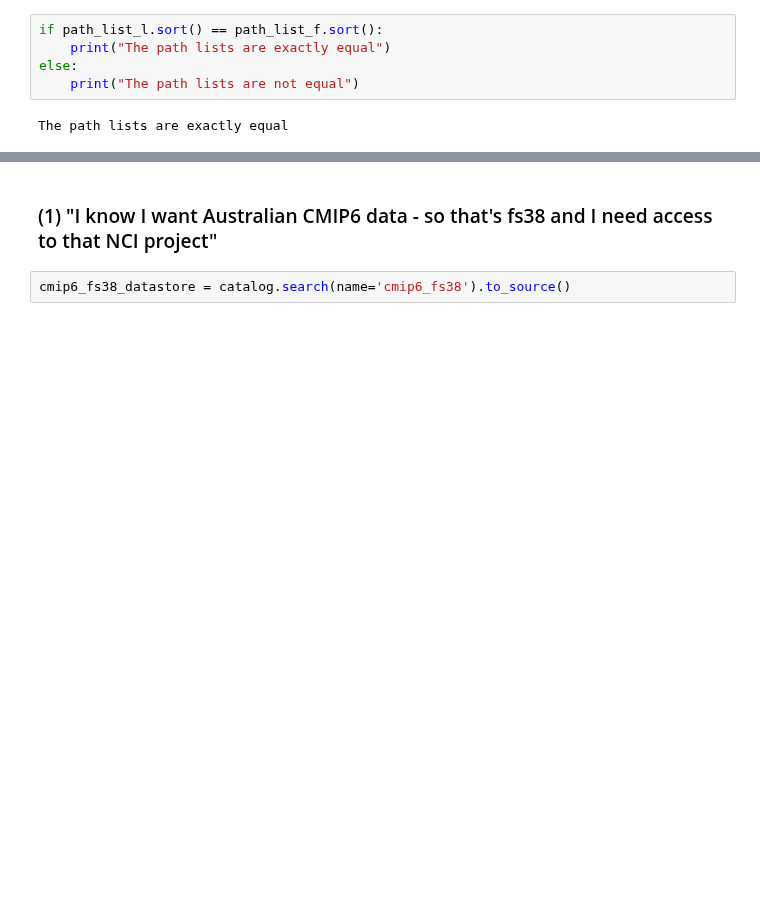
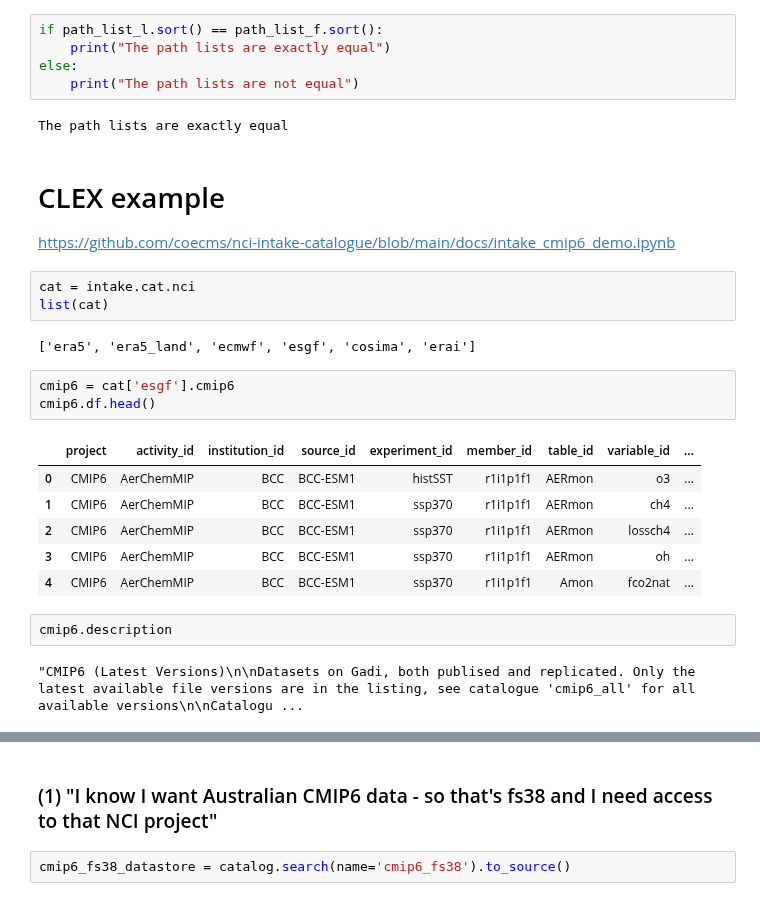
Before and after one commit to Thomas-Moore-Creative/ACDtools, a Jupyter notebook: notebooks/file_type_issue_n2.ipynb, the cells around one changed output, grey strips where cells are left out. Cells and saved outputs as stored; diff of their text form; blank space fills up the shorter version.

Commit message:
worked through using CLEX latest catalog for cmip #2

```diff
--- a/notebooks/file_type_issue_n2.ipynb
+++ b/notebooks/file_type_issue_n2.ipynb
@@ -210,3 +210,25 @@ else:
     print("The path lists are not equal")
 # %% [output]
 The path lists are exactly equal
+# %% [markdown]
+# CLEX example
+https://github.com/coecms/nci-intake-catalogue/blob/main/docs/intake_cmip6_demo.ipynb
+# %%
+cat = intake.cat.nci
+list(cat)
+# %% [output]
+['era5', 'era5_land', 'ecmwf', 'esgf', 'cosima', 'erai']
+# %%
+cmip6 = cat['esgf'].cmip6
+cmip6.df.head()
+# %% [output]
+|  | project | activity_id | institution_id | source_id | experiment_id | member_id | table_id | variable_id | ... |
+| 0 | CMIP6 | AerChemMIP | BCC | BCC-ESM1 | histSST | r1i1p1f1 | AERmon | o3 | ... |
+| 1 | CMIP6 | AerChemMIP | BCC | BCC-ESM1 | ssp370 | r1i1p1f1 | AERmon | ch4 | ... |
+| 2 | CMIP6 | AerChemMIP | BCC | BCC-ESM1 | ssp370 | r1i1p1f1 | AERmon | lossch4 | ... |
+| 3 | CMIP6 | AerChemMIP | BCC | BCC-ESM1 | ssp370 | r1i1p1f1 | AERmon | oh | ... |
+| 4 | CMIP6 | AerChemMIP | BCC | BCC-ESM1 | ssp370 | r1i1p1f1 | Amon | fco2nat | ... |
+# %%
+cmip6.description
+# %% [output]
+"CMIP6 (Latest Versions)\n\nDatasets on Gadi, both publised and replicated. Only the latest available file versions are in the listing, see catalogue 'cmip6_all' for all available versions\n\nCatalogu ...
```
Also changed, not shown: parts of 17 cells of this notebook.
